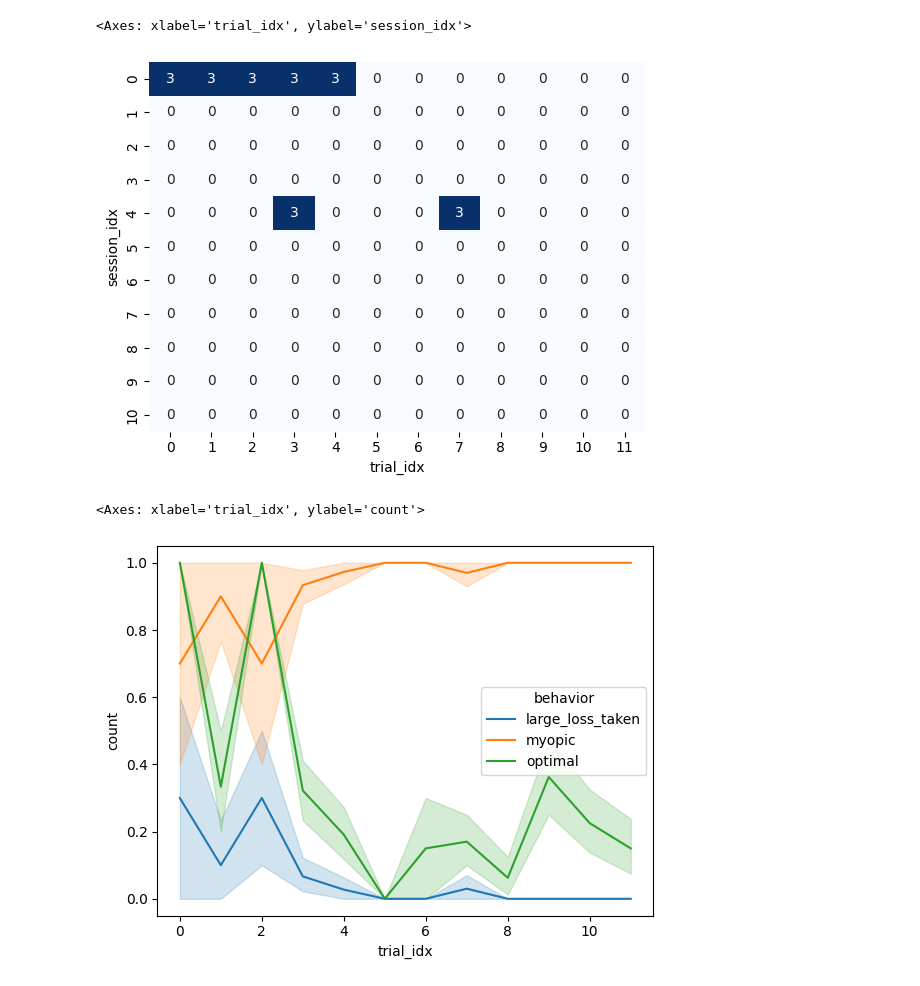
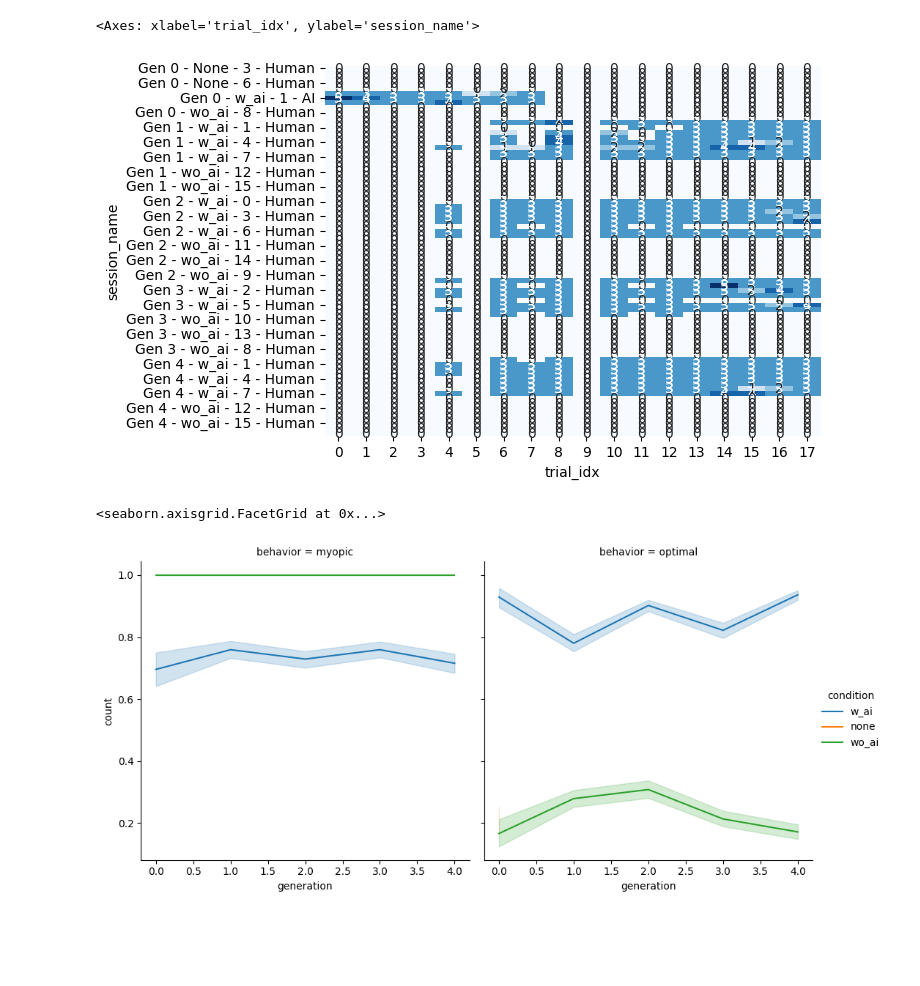
Before and after one commit to LBrinkmann/reward-network-iii, a Jupyter notebook: analysis/evaluate.ipynb, the cells around one changed output. Drawn from its saved outputs; the diff is of its cells as text; code cells hidden in the pictures; blank space fills up the shorter version.

```diff
--- a/analysis/evaluate.ipynb
+++ b/analysis/evaluate.ipynb
@@ -246,19 +57,21 @@ sns.heatmap(moves_matrix, cmap='Blues', cbar=False, fmt='d', annot=True)
 # %%
-moves_matrix = moves_df.pivot_table(index=['session_idx'], columns=['trial_idx'], values='large_loss_taken', aggfunc='sum')
+moves_matrix = moves_df.pivot_table(index=['session_name'], columns=['trial_idx'], values='large_loss_taken', aggfunc='sum')
 
 moves_matrix = moves_matrix.fillna(0).astype(int)
 
 sns.heatmap(moves_matrix, cmap='Blues', cbar=False, fmt='d', annot=True)
 # %% [output]
-<Axes: xlabel='trial_idx', ylabel='session_idx'>
+<Axes: xlabel='trial_idx', ylabel='session_name'>
-[figure, old version]
+[figure, new version]
 # %%
 # large_loss_taken, myopic, optimal
 
-moves_behavior = moves_df.melt(id_vars=['session_idx', 'trial_idx'], value_vars=['large_loss_taken', 'myopic', 'optimal'], var_name='behavior', value_name='count')
+moves_behavior = moves_df.melt(id_vars=['session_id', 'condition', 'trial_idx', 'generation'], value_vars=['myopic', 'optimal'], var_name='behavior', value_name='count')
-# %%
-sns.lineplot(data=moves_behavior, x='trial_idx', y='count', hue='behavior')
-# %% [output]
-<Axes: xlabel='trial_idx', ylabel='count'>
-[figure, removed]
+# %%
+moves_behavior['condition'] = moves_behavior['condition'].fillna('none')
+
+sns.relplot(data=moves_behavior, x='generation', y='count', col='behavior', hue='condition', kind='line')
+# %% [output]
+<seaborn.axisgrid.FacetGrid at 0x...>
+[figure, added]
 # %%
```
Also changed, not shown: parts of 11 cells of this notebook, 23 other files.
